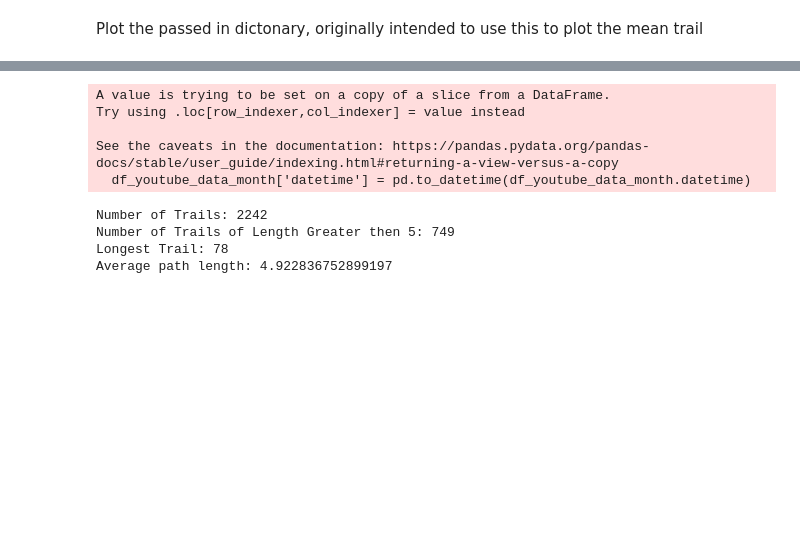
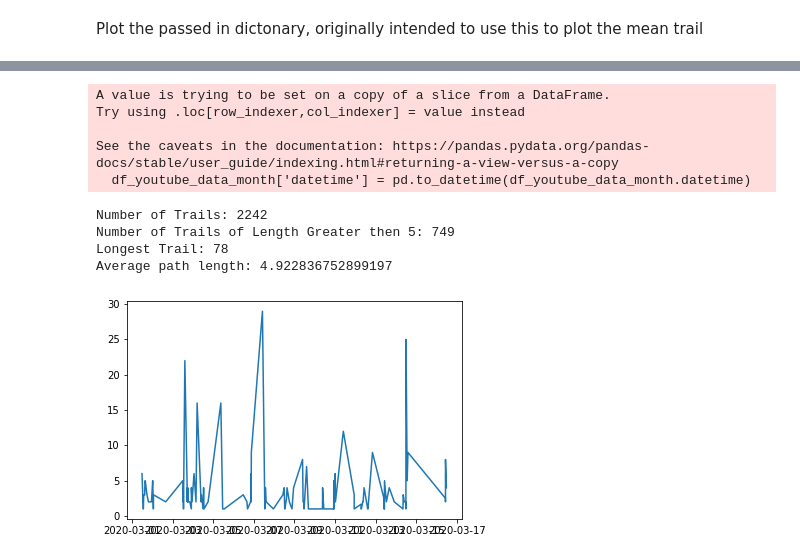
Before and after one commit to azaman13/covid19, a Jupyter notebook: mike-work-space/pathSearch.ipynb, the cells around one changed output, grey strips where cells are left out. Saved outputs shown, nothing was run; the diff lists cells and outputs as text; code cells hidden in the pictures; blank space fills up the shorter version.

```diff
--- a/mike-work-space/pathSearch.ipynb
+++ b/mike-work-space/pathSearch.ipynb
@@ -130,18 +136,21 @@ Average path length: 4.7342161995688326
 # %%
-jan_total_trails = []
+march_total_trails = []
 for f in files:
     user_df = create_user_df(f)
-    jan_df = retrun_month_df(user_df,3)
-    jan_trails = create_trail_list(jan_df)
-    jan_total_trails += jan_trails
-create_month_report(jan_total_trails)
+    march_df = retrun_month_df(user_df,3)
+    march_trails = create_trail_list(march_df)
+    march_total_trails += march_trails
+create_month_report(march_total_trails)
+meanByDate = generate_trail_means(march_trails)
+plot_dic(meanByDate)
 # %% [output]
 A value is trying to be set on a copy of a slice from a DataFrame.
 Try using .loc[row_indexer,col_indexer] = value instead
 
 See the caveats in the documentation: https://pandas.pydata.org/pandas-docs/stable/user_guide/indexing.html#returning-a-view-versus-a-copy
   df_youtube_data_month['datetime'] = pd.to_datetime(df_youtube_data_month.datetime)
 Number of Trails: 2242
 Number of Trails of Length Greater then 5: 749
 Longest Trail: 78
 Average path length: 4.922836752899197
+[figure, added]
```
Also changed, not shown: parts of 3 cells of this notebook, 2 other files.
